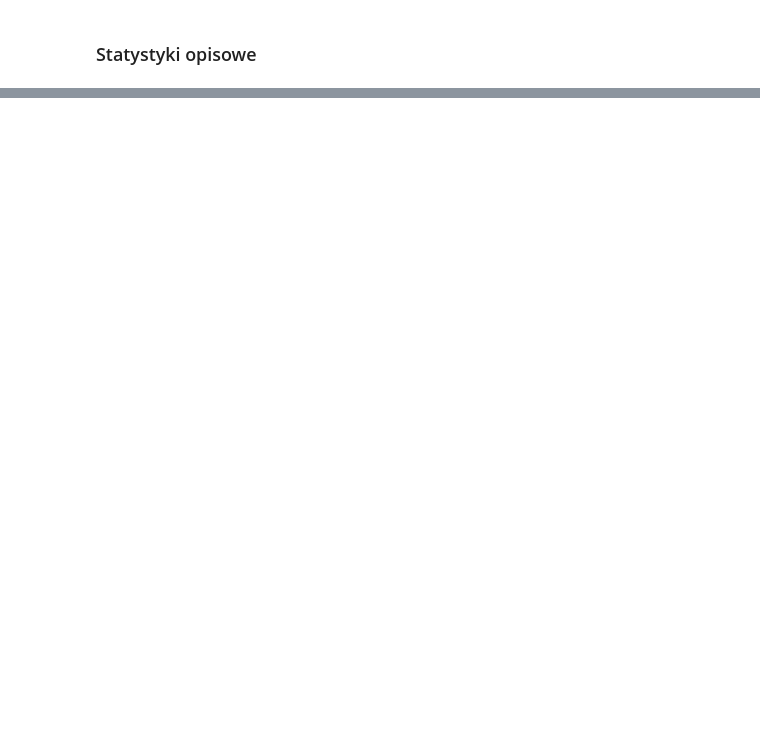
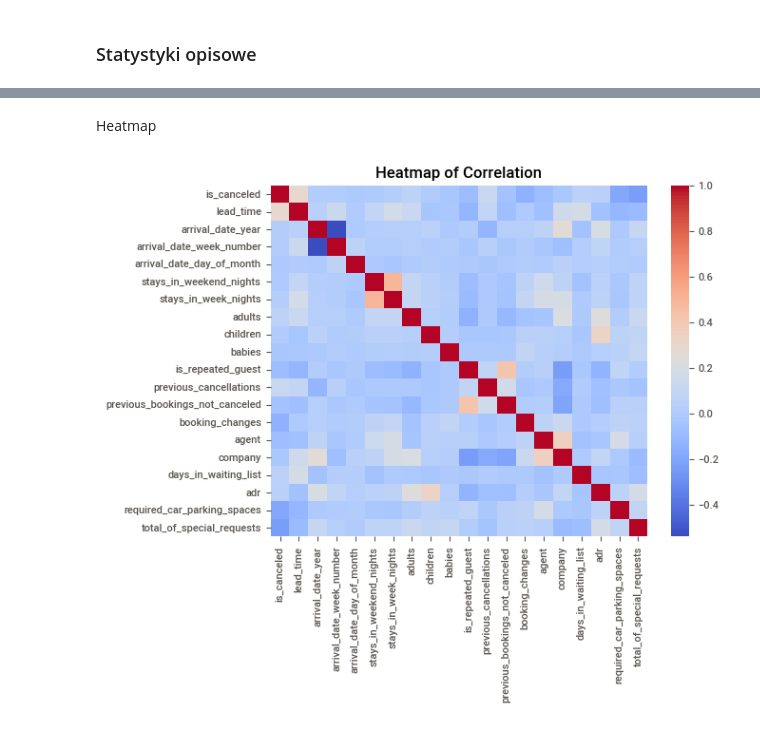
Before and after one commit to SzymonMak/HotelBookingsDataAnalysis, a Jupyter notebook: hotel_bookings_data_analysis.ipynb, the cells around one changed output, grey strips where cells are left out. Drawn from its saved outputs; the diff is of its cells as text; code cells hidden in the pictures; blank space fills up the shorter version.

```diff
--- a/hotel_bookings_data_analysis.ipynb
+++ b/hotel_bookings_data_analysis.ipynb
@@ -98,0 +136,12 @@ plt.show()
+# %% [markdown]
+Heatmap
+# %%
+dane_numeric = dane.select_dtypes(include=[np.number])
+
+correlation_matrix = dane_numeric.corr()
+
+sns.heatmap(correlation_matrix, annot=False, cmap="coolwarm", cbar=True)
+plt.title("Heatmap of Correlation")
+plt.show()
+# %% [output]
+[figure, added]
```
Also changed, not shown: parts of 13 cells of this notebook, 2 other files.
